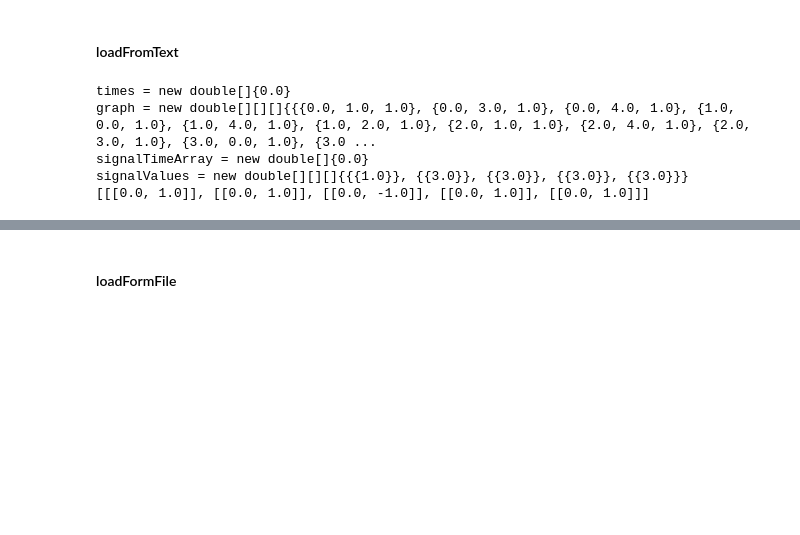
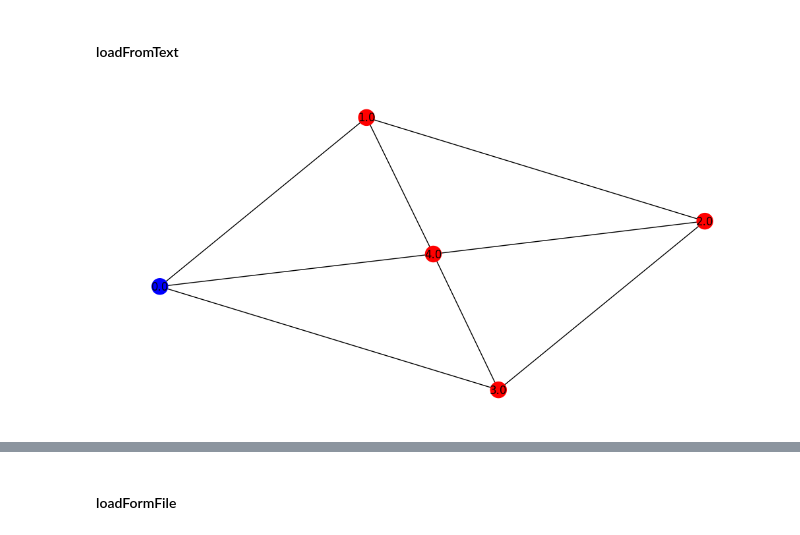
Before and after one commit to simonesilvetti/teaching_2024_cps, a Jupyter notebook: lab-1/getting_started.ipynb, the cells around one changed output, grey strips where cells are left out. Drawn from its saved outputs; the diff is of its cells as text; code cells hidden in the pictures; blank space fills up the shorter version.

```diff
--- a/lab-1/getting_started.ipynb
+++ b/lab-1/getting_started.ipynb
@@ -78,24 +93,28 @@ print(result)
 # %% [markdown]
 #### loadFromText
 # %%
+import networkx as nx
+
 script = """
 signal { int nodeType; }
 space {edges { int hop; }}
 domain boolean;
 formula MyFirstFormula = globally{( nodeType==3 ) reach(hop) [0, 1] ( nodeType==1 )};
 """
+
 moonlightScript = ScriptLoader.loadFromText(script)
 monitor = moonlightScript.getMonitor("MyFirstFormula")
 
 graph = [[[0.0, 1.0, 1.0], [0.0, 3.0, 1.0], [0.0, 4.0, 1.0], [1.0, 0.0, 1.0], [1.0, 4.0, 1.0], [1.0, 2.0, 1.0], [2.0, 1.0, 1.0], [2.0, 4.0, 1.0], [2.0, 3.0, 1.0], [3.0, 0.0, 1.0], [3.0, 2.0, 1.0], [3.0, 4.0, 1.0], [4.0, 0.0, 1.0], [4.0, 1.0, 1.0], [4.0, 2.0, 1.0], [4.0, 3.0, 1.0]]]
 locationTimeArray = [0.0]
 signal = [[[1.0]], [[3.0]], [[3.0]], [[3.0]], [[3.0]]]
 
-result = monitor.monitor(locationTimeArray,graph,locationTimeArray,signal)
-print(result)
+
+plt.rcParams["figure.figsize"] = (10,5)
+color = {1.0:"blue",3.0:"red"}
+G = nx.Graph()
+G.add_edges_from([(x[0],x[1]) for x in  graph[0]])
+color_map = [color[value[0][0]] for value in signal]
+nx.draw(G, node_color = color_map, with_labels = True)
 # %% [output]
-times = new double[]{0.0}
-graph = new double[][][]{{{0.0, 1.0, 1.0}, {0.0, 3.0, 1.0}, {0.0, 4.0, 1.0}, {1.0, 0.0, 1.0}, {1.0, 4.0, 1.0}, {1.0, 2.0, 1.0}, {2.0, 1.0, 1.0}, {2.0, 4.0, 1.0}, {2.0, 3.0, 1.0}, {3.0, 0.0, 1.0}, {3.0 ...
-signalTimeArray = new double[]{0.0}
-signalValues = new double[][][]{{{1.0}}, {{3.0}}, {{3.0}}, {{3.0}}, {{3.0}}}
-[[[0.0, 1.0]], [[0.0, 1.0]], [[0.0, -1.0]], [[0.0, 1.0]], [[0.0, 1.0]]]
+[figure, added]
```
Also changed, not shown: parts of 9 cells of this notebook, 6 other files.
